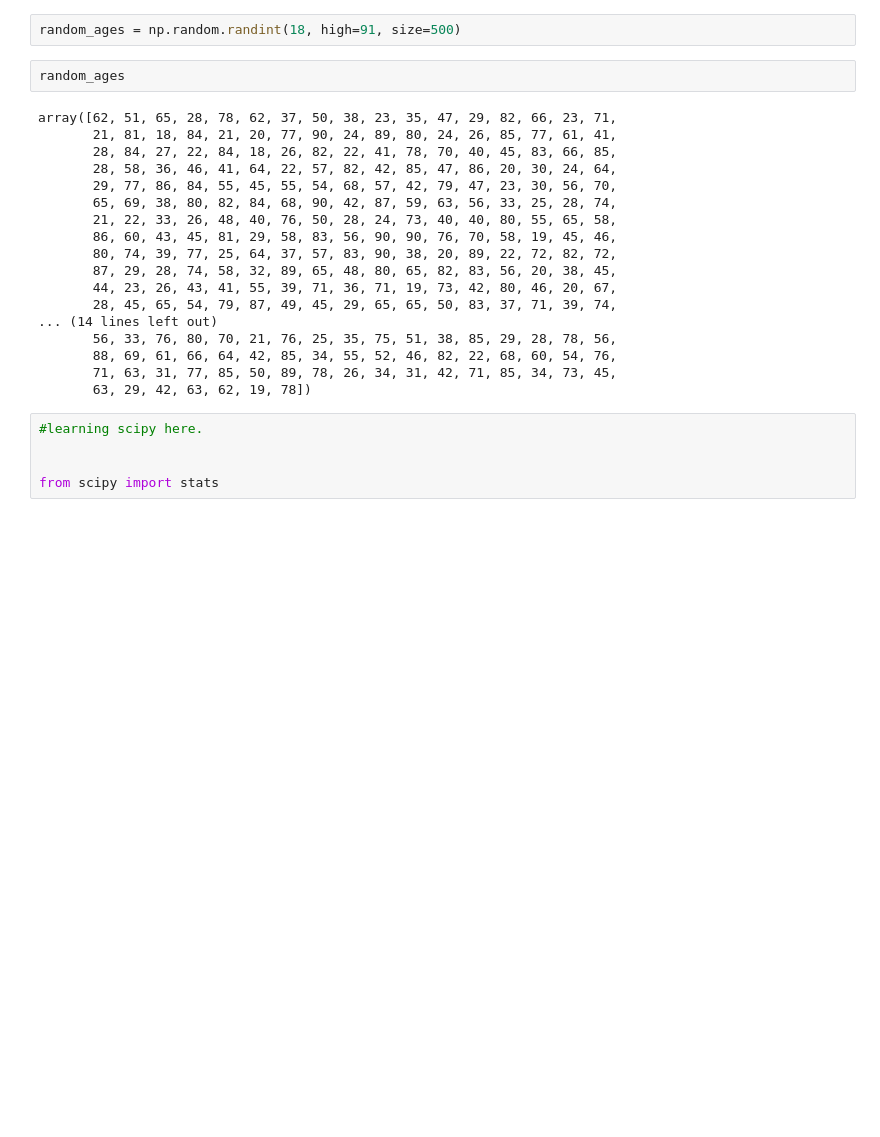
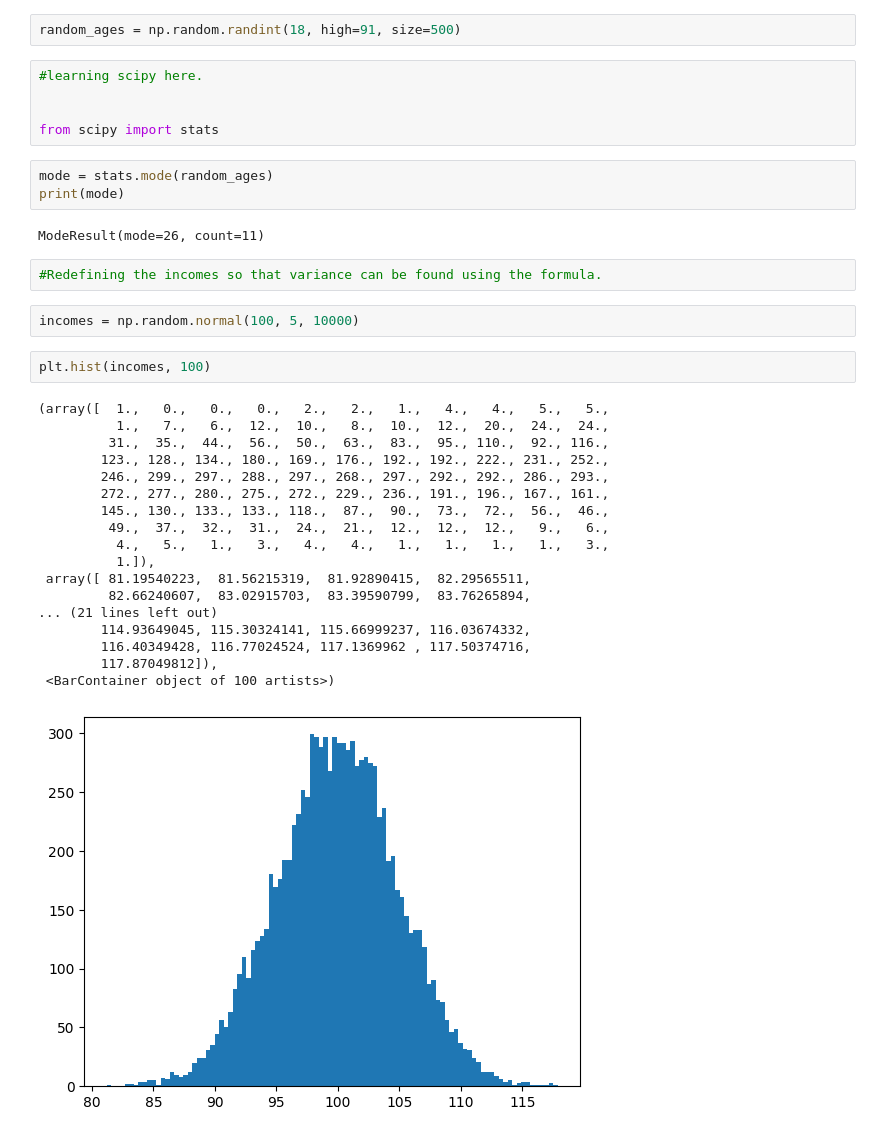
Before and after one commit to SoumyaBhaiya/my-practice, a Jupyter notebook: model2.ipynb, the cells around one changed output. Saved outputs shown, nothing was run; the diff lists cells and outputs as text; blank space fills up the shorter version.

```diff
--- a/model2.ipynb
+++ b/model2.ipynb
@@ -48,28 +48,38 @@ incomes.std()
 #try to find the median here.
 # %%
 random_ages = np.random.randint(18, high=91, size=500)
-# %%
-random_ages
-# %% [output]
-array([62, 51, 65, 28, 78, 62, 37, 50, 38, 23, 35, 47, 29, 82, 66, 23, 71,
-       21, 81, 18, 84, 21, 20, 77, 90, 24, 89, 80, 24, 26, 85, 77, 61, 41,
-       28, 84, 27, 22, 84, 18, 26, 82, 22, 41, 78, 70, 40, 45, 83, 66, 85,
-       28, 58, 36, 46, 41, 64, 22, 57, 82, 42, 85, 47, 86, 20, 30, 24, 64,
-       29, 77, 86, 84, 55, 45, 55, 54, 68, 57, 42, 79, 47, 23, 30, 56, 70,
-       65, 69, 38, 80, 82, 84, 68, 90, 42, 87, 59, 63, 56, 33, 25, 28, 74,
-       21, 22, 33, 26, 48, 40, 76, 50, 28, 24, 73, 40, 40, 80, 55, 65, 58,
-       86, 60, 43, 45, 81, 29, 58, 83, 56, 90, 90, 76, 70, 58, 19, 45, 46,
-       80, 74, 39, 77, 25, 64, 37, 57, 83, 90, 38, 20, 89, 22, 72, 82, 72,
-       87, 29, 28, 74, 58, 32, 89, 65, 48, 80, 65, 82, 83, 56, 20, 38, 45,
-       44, 23, 26, 43, 41, 55, 39, 71, 36, 71, 19, 73, 42, 80, 46, 20, 67,
-       28, 45, 65, 54, 79, 87, 49, 45, 29, 65, 65, 50, 83, 37, 71, 39, 74,
-... (14 lines left out)
-       56, 33, 76, 80, 70, 21, 76, 25, 35, 75, 51, 38, 85, 29, 28, 78, 56,
-       88, 69, 61, 66, 64, 42, 85, 34, 55, 52, 46, 82, 22, 68, 60, 54, 76,
-       71, 63, 31, 77, 85, 50, 89, 78, 26, 34, 31, 42, 71, 85, 34, 73, 45,
-       63, 29, 42, 63, 62, 19, 78])
 # %%
 #learning scipy here.
 
 
 from scipy import stats
+# %%
+mode = stats.mode(random_ages)
+print(mode)
+# %% [output]
+ModeResult(mode=26, count=11)
+# %%
+#Redefining the incomes so that variance can be found using the formula.
+# %%
+incomes = np.random.normal(100, 5, 10000)
+# %%
+plt.hist(incomes, 100)
+# %% [output]
+(array([  1.,   0.,   0.,   0.,   2.,   2.,   1.,   4.,   4.,   5.,   5.,
+          1.,   7.,   6.,  12.,  10.,   8.,  10.,  12.,  20.,  24.,  24.,
+         31.,  35.,  44.,  56.,  50.,  63.,  83.,  95., 110.,  92., 116.,
+        123., 128., 134., 180., 169., 176., 192., 192., 222., 231., 252.,
+        246., 299., 297., 288., 297., 268., 297., 292., 292., 286., 293.,
+        272., 277., 280., 275., 272., 229., 236., 191., 196., 167., 161.,
+        145., 130., 133., 133., 118.,  87.,  90.,  73.,  72.,  56.,  46.,
+         49.,  37.,  32.,  31.,  24.,  21.,  12.,  12.,  12.,   9.,   6.,
+          4.,   5.,   1.,   3.,   4.,   4.,   1.,   1.,   1.,   1.,   3.,
+          1.]),
+ array([ 81.19540223,  81.56215319,  81.92890415,  82.29565511,
+         82.66240607,  83.02915703,  83.39590799,  83.76265894,
+... (21 lines left out)
+        114.93649045, 115.30324141, 115.66999237, 116.03674332,
+        116.40349428, 116.77024524, 117.1369962 , 117.50374716,
+        117.87049812]),
+ <BarContainer object of 100 artists>)
+[figure, added]
```
Also changed, not shown: parts of 1 cell of this notebook.
